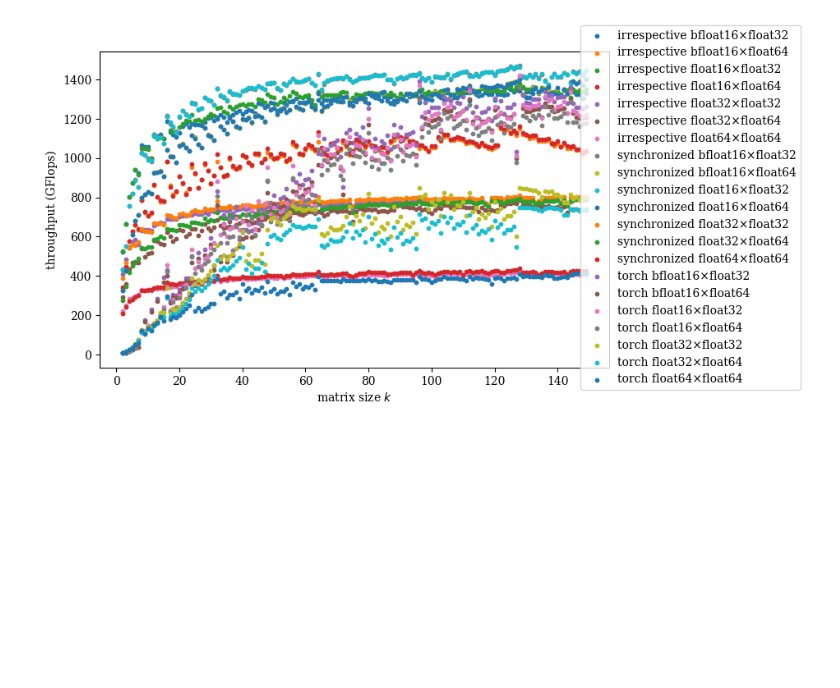
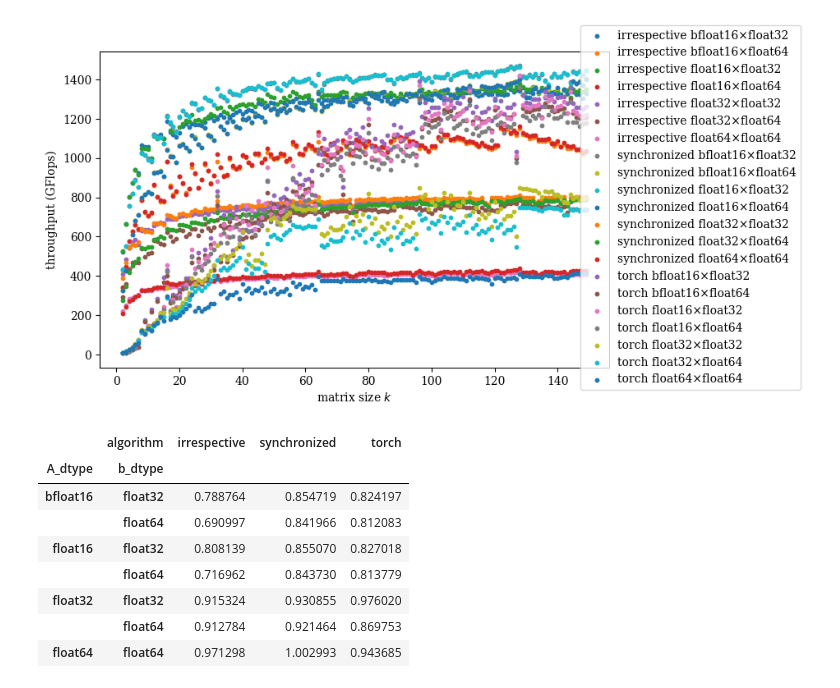
Before and after one commit to mgr0dzicki/dd-solvers, a Jupyter notebook: notebooks/batched_gemv_plots.ipynb, the cells around one changed output. Saved outputs shown, nothing was run; the diff lists cells and outputs as text; code cells hidden in the pictures; blank space fills up the shorter version.

```diff
--- a/notebooks/batched_gemv_plots.ipynb
+++ b/notebooks/batched_gemv_plots.ipynb
@@ -145,3 +168,20 @@ fig.legend(loc="right", bbox_to_anchor=(1.2, 0.5))
 # %% [output]
 <matplotlib.legend.Legend at 0x...>
 [figure]
+# %%
+df[df.k > 40].pivot_table(
+    values="throughput",
+    index=["A_dtype", "b_dtype"],
+    columns="algorithm",
+    aggfunc="max",
+) / MEASURED_TPUT
+# %% [output]
+|  | algorithm | irrespective | synchronized | torch |
+| A_dtype | b_dtype |  |  |  |
+| bfloat16 | float32 | 0.788764 | 0.854719 | 0.824197 |
+|  | float64 | 0.690997 | 0.841966 | 0.812083 |
+| float16 | float32 | 0.808139 | 0.855070 | 0.827018 |
+|  | float64 | 0.716962 | 0.843730 | 0.813779 |
+| float32 | float32 | 0.915324 | 0.930855 | 0.976020 |
+|  | float64 | 0.912784 | 0.921464 | 0.869753 |
+| float64 | float64 | 0.971298 | 1.002993 | 0.943685 |
```
Also changed, not shown: parts of 5 cells of this notebook, 4 other files.
